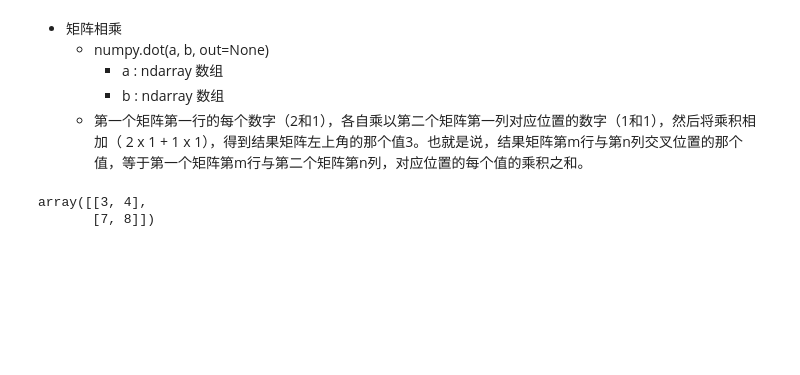
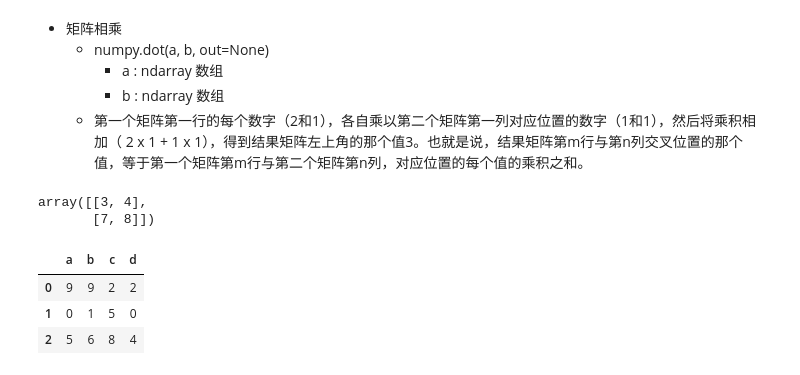
Before and after one commit to Sevenagn/VSCODE, a Jupyter notebook: PYTHON/Example/1.numpy.ipynb, the cells around one changed output. Drawn from its saved outputs; the diff is of its cells as text; code cells hidden in the pictures; blank space fills up the shorter version.

```diff
--- a/PYTHON/Example/1.numpy.ipynb
+++ b/PYTHON/Example/1.numpy.ipynb
@@ -447,3 +454,12 @@ np.dot(a1,a2)
 # %% [output]
 array([[3, 4],
        [7, 8]])
+# %%
+from pandas import DataFrame
+df =DataFrame(np.random.randint(0,10,size=(3,4)),columns=['a','b','c','d'])
+df
+# %% [output]
+|  | a | b | c | d |
+| 0 | 9 | 9 | 2 | 2 |
+| 1 | 0 | 1 | 5 | 0 |
+| 2 | 5 | 6 | 8 | 4 |
```
Also changed, not shown: parts of 22 cells of this notebook.
